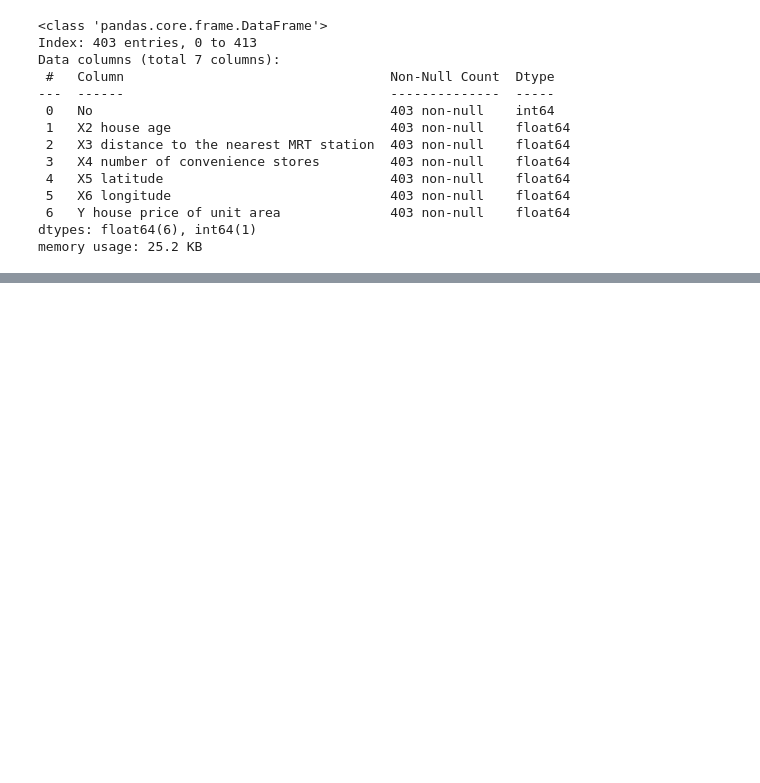
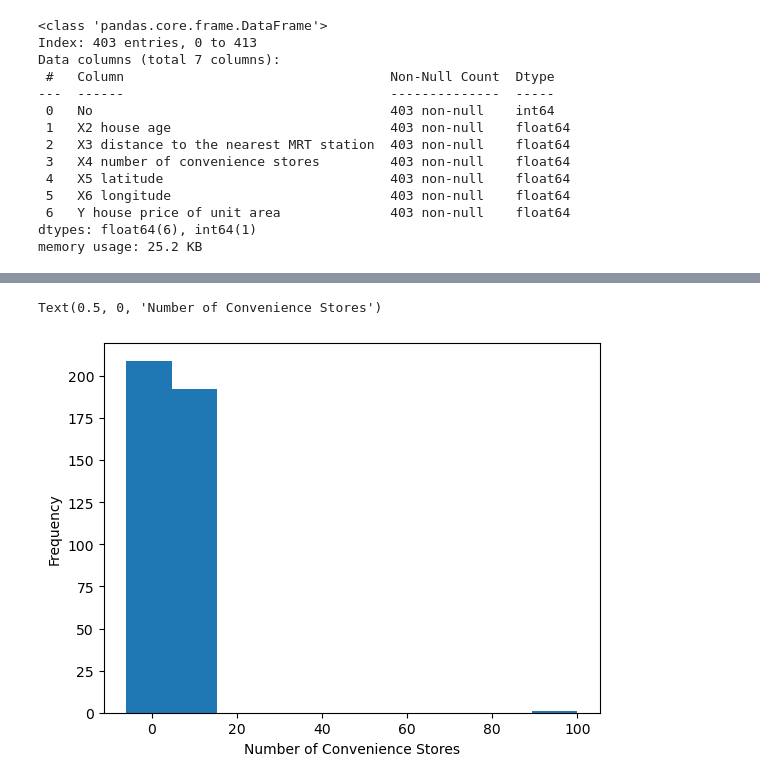
Before and after one commit to ufomaok/tkh_ds_uo_w1, a Jupyter notebook: 1.07/11_13/code_along/data_cleaning.ipynb, the cells around one changed output, grey strips where cells are left out. Cells and saved outputs as stored; diff of their text form; code cells hidden in the pictures; blank space fills up the shorter version.

```diff
--- a/1.07/11_13/code_along/data_cleaning.ipynb
+++ b/1.07/11_13/code_along/data_cleaning.ipynb
@@ -185,0 +193,6 @@ Ellipsis
+# %%
+df_new['num_conv_store'].plot.hist(bins = 10)
+plt.xlabel('Number of Convenience Stores')
+# %% [output]
+Text(0.5, 0, 'Number of Convenience Stores')
+[figure, added]
```
Also changed, not shown: parts of 9 cells of this notebook, 1 other file.
